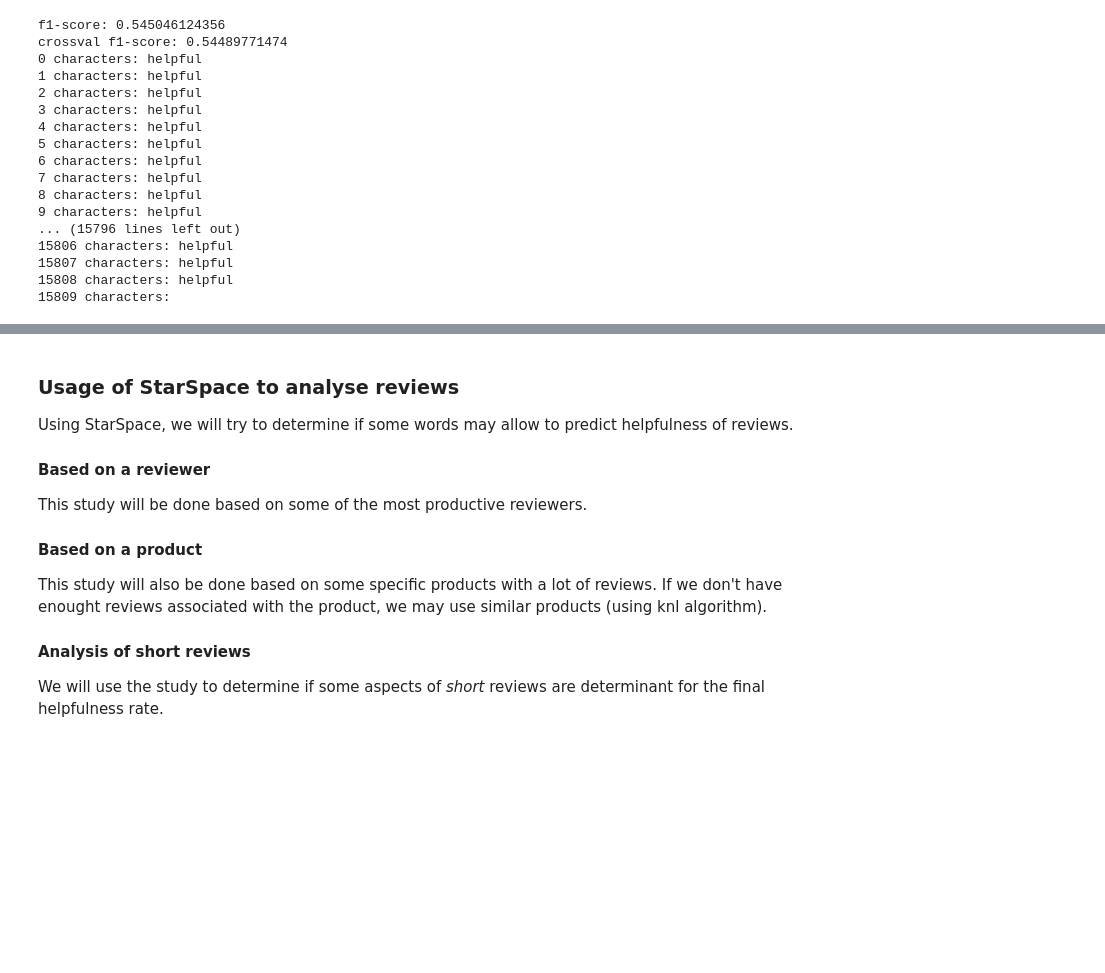
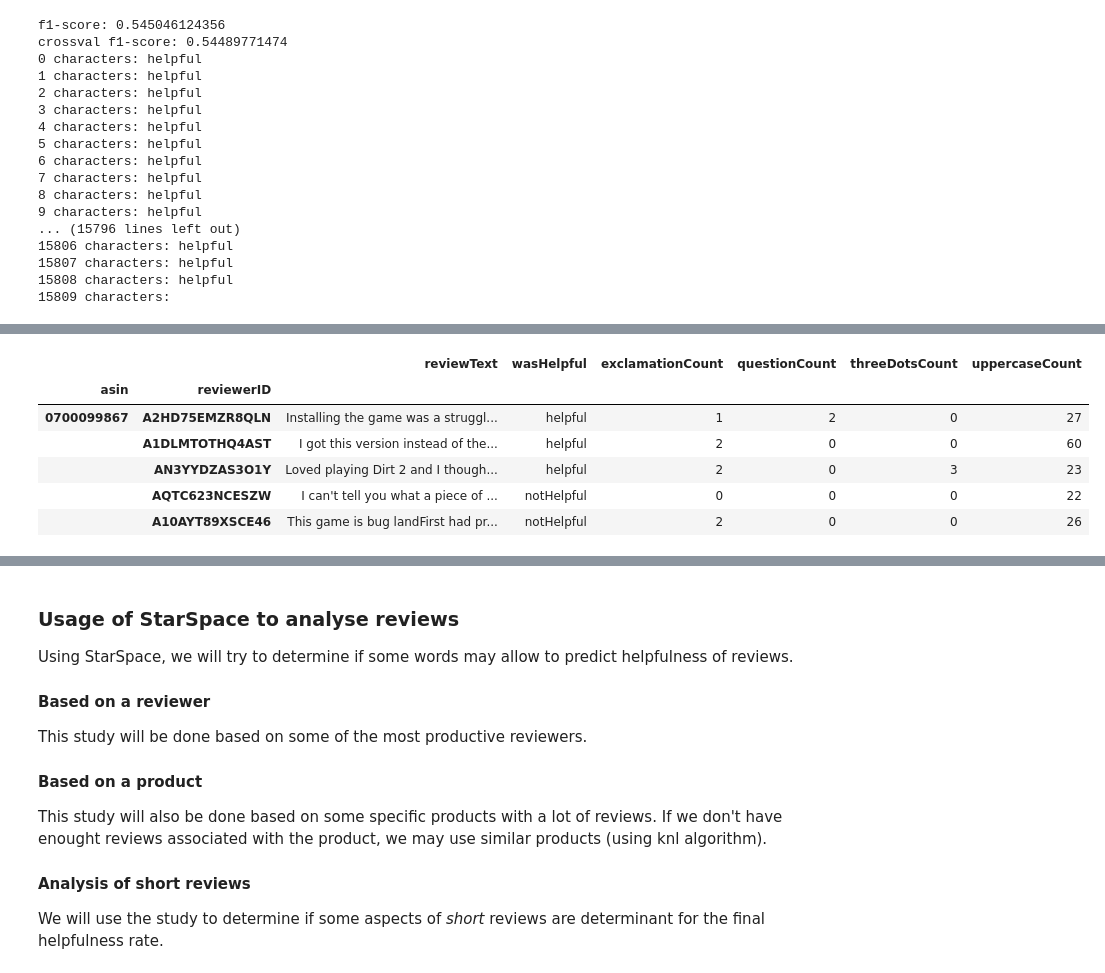
Before and after one commit to adamazon/adamazon-code, a Jupyter notebook: Project.ipynb, the cells around one changed output, grey strips where cells are left out. Drawn from its saved outputs; the diff is of its cells as text; code cells hidden in the pictures; blank space fills up the shorter version.

```diff
--- a/Project.ipynb
+++ b/Project.ipynb
@@ -938,0 +951,16 @@ Using only the summary length, only summary with a length inferior than about 5
+# %%
+# Add features
+helpful_video_games['exclamationCount'] = helpful_video_games['reviewText'].str.count('!') + helpful_video_games['summary'].str.count('!')
+helpful_video_games['questionCount'] = helpful_video_games['reviewText'].str.count('\?') + helpful_video_games['summary'].str.count('\?')
+helpful_video_games['threeDotsCount'] = helpful_video_games['reviewText'].str.count('\.\.\.') + helpful_video_games['summary'].str.count('\.\.\.')
+helpful_video_games['uppercaseCount'] = helpful_video_games['reviewText'].str.count('[A-Z]') + helpful_video_games['summary'].str.count('[A-Z]')
+
+helpful_video_games[['reviewText','wasHelpful', 'exclamationCount', 'questionCount', 'threeDotsCount', 'uppercaseCount']].head()
+# %% [output]
+|  |  | reviewText | wasHelpful | exclamationCount | questionCount | threeDotsCount | uppercaseCount |
+| asin | reviewerID |  |  |  |  |  |  |
+| 0700099867 | A2HD75EMZR8QLN | Installing the game was a struggl... | helpful | 1 | 2 | 0 | 27 |
+|  | A1DLMTOTHQ4AST | I got this version instead of the... | helpful | 2 | 0 | 0 | 60 |
+|  | AN3YYDZAS3O1Y | Loved playing Dirt 2 and I though... | helpful | 2 | 0 | 3 | 23 |
+|  | AQTC623NCESZW | I can't tell you what a piece of ... | notHelpful | 0 | 0 | 0 | 22 |
+|  | A10AYT89XSCE46 | This game is bug landFirst had pr... | notHelpful | 2 | 0 | 0 | 26 |
```
Also changed, not shown: parts of 8 cells of this notebook.
